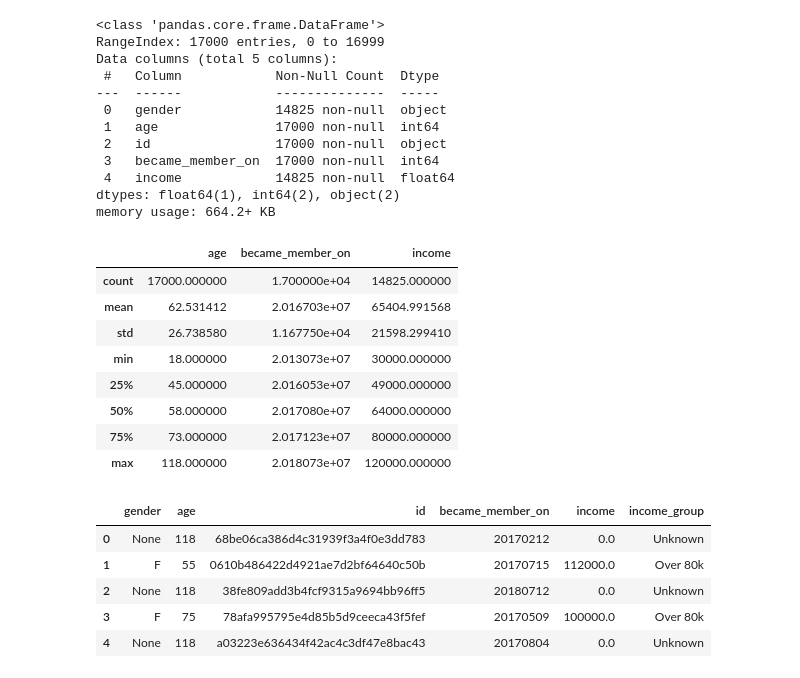
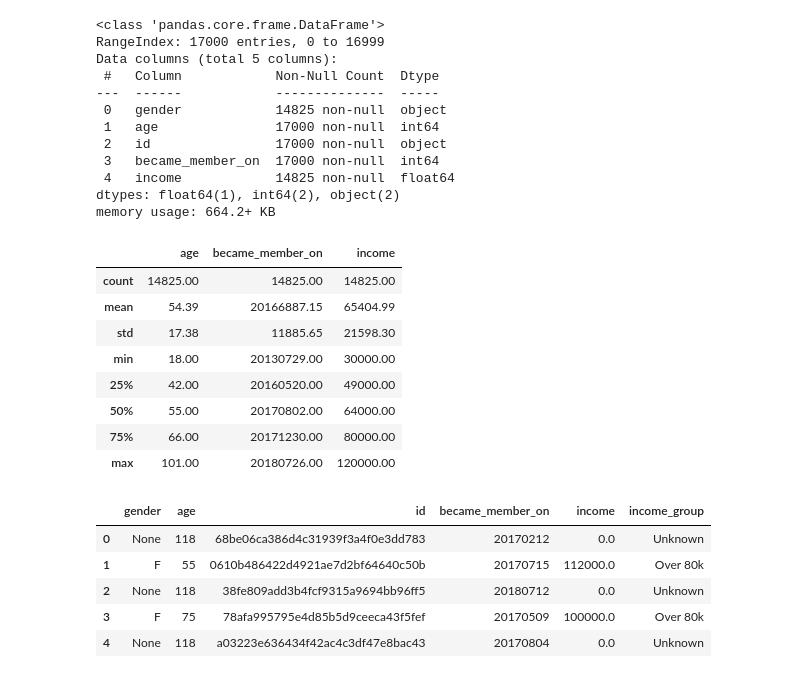
Before and after one commit to rmkeeler/udacity-datasci-capstone-starbucks, a Jupyter notebook: Starbucks_Capstone_notebook.ipynb, the cells around one changed output. Cells and saved outputs as stored; diff of their text form; code cells hidden in the pictures.

```diff
--- a/Starbucks_Capstone_notebook.ipynb
+++ b/Starbucks_Capstone_notebook.ipynb
@@ -244,18 +247,18 @@ Data columns (total 5 columns):
  4   income            14825 non-null  float64
 dtypes: float64(1), int64(2), object(2)
 memory usage: 664.2+ KB
-# %%
-users_ex.describe()
-# %% [output]
-|  | age | became_member_on | income |
-| count | 17000.000000 | 1.700000e+04 | 14825.000000 |
-| mean | 62.531412 | 2.016703e+07 | 65404.991568 |
-| std | 26.738580 | 1.167750e+04 | 21598.299410 |
-| min | 18.000000 | 2.013073e+07 | 30000.000000 |
-| 25% | 45.000000 | 2.016053e+07 | 49000.000000 |
-| 50% | 58.000000 | 2.017080e+07 | 64000.000000 |
-| 75% | 73.000000 | 2.017123e+07 | 80000.000000 |
-| max | 118.000000 | 2.018073e+07 | 120000.000000 |
+# %%
+users_ex[users_ex.age != 118].describe().round(2)
+# %% [output]
+|  | age | became_member_on | income |
+| count | 14825.00 | 14825.00 | 14825.00 |
+| mean | 54.39 | 20166887.15 | 65404.99 |
+| std | 17.38 | 11885.65 | 21598.30 |
+| min | 18.00 | 20130729.00 | 30000.00 |
+| 25% | 42.00 | 20160520.00 | 49000.00 |
+| 50% | 55.00 | 20170802.00 | 64000.00 |
+| 75% | 66.00 | 20171230.00 | 80000.00 |
+| max | 101.00 | 20180726.00 | 120000.00 |
 # %%
 #cut income into discrete segments
 #fill nan in users with 0. Because min income is 30k, I can create a bin from 0-30k can call that bin "unknown" to handle nans.
```
Also changed, not shown: parts of 8 cells of this notebook.
